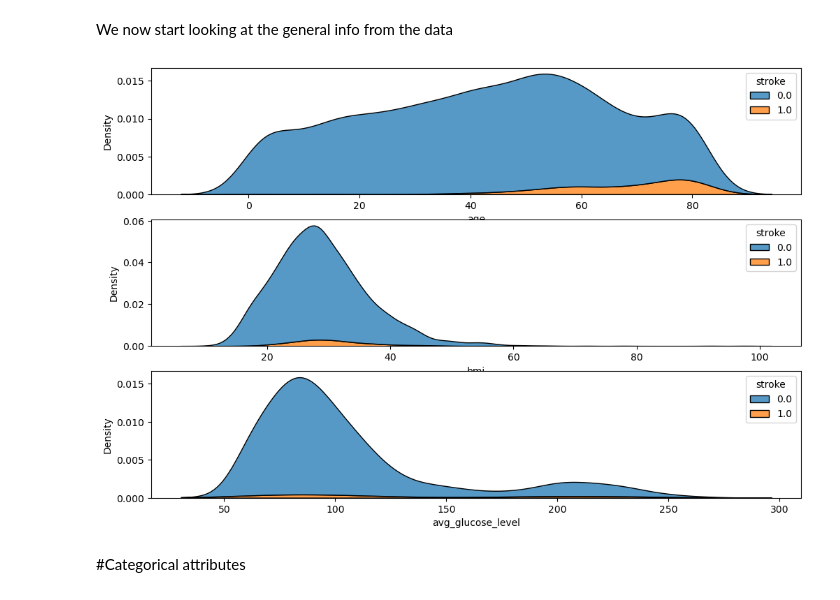
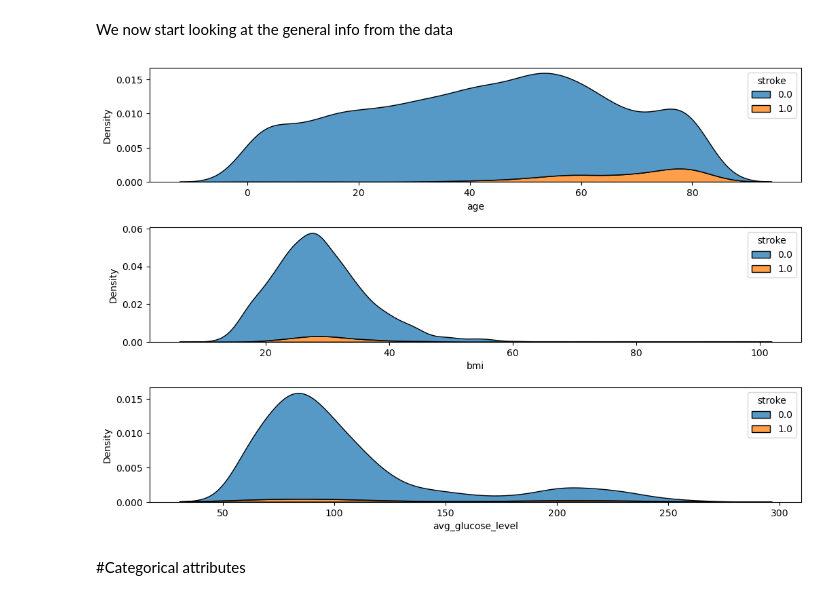
Before and after one commit to lenguyenthuyvan/M682finalproject, a Jupyter notebook: finalproject.ipynb, the cells around one changed output. Drawn from its saved outputs; the diff is of its cells as text; code cells hidden in the pictures.

```diff
--- a/finalproject.ipynb
+++ b/finalproject.ipynb
@@ -209,15 +276,21 @@ We now start looking at the general info from the data
 # %%
 #Numerical attributes
 import seaborn as sns
 # Create a figure and a grid of subplots
 fig, axs = plt.subplots(len(num_cols), figsize=(12,8))
 k = 0
 for i in num_cols:
     sns.kdeplot(x=stroke_data_num[i], hue='stroke', data=stroke_data, multiple='stack', ax=axs[k])
     k += 1
+plt.subplots_adjust(left=0.1,
+                    bottom=0.1,
+                    right=0.9,
+                    top=0.9,
+                    wspace=0.4,
+                    hspace=0.4)
 plt.show()
 # %% [output]
-[figure, old version]
+[figure, new version]
 # %% [markdown]
 #Categorical attributes
 # %%
```
Also changed, not shown: parts of 42 cells of this notebook, 1 other file.
